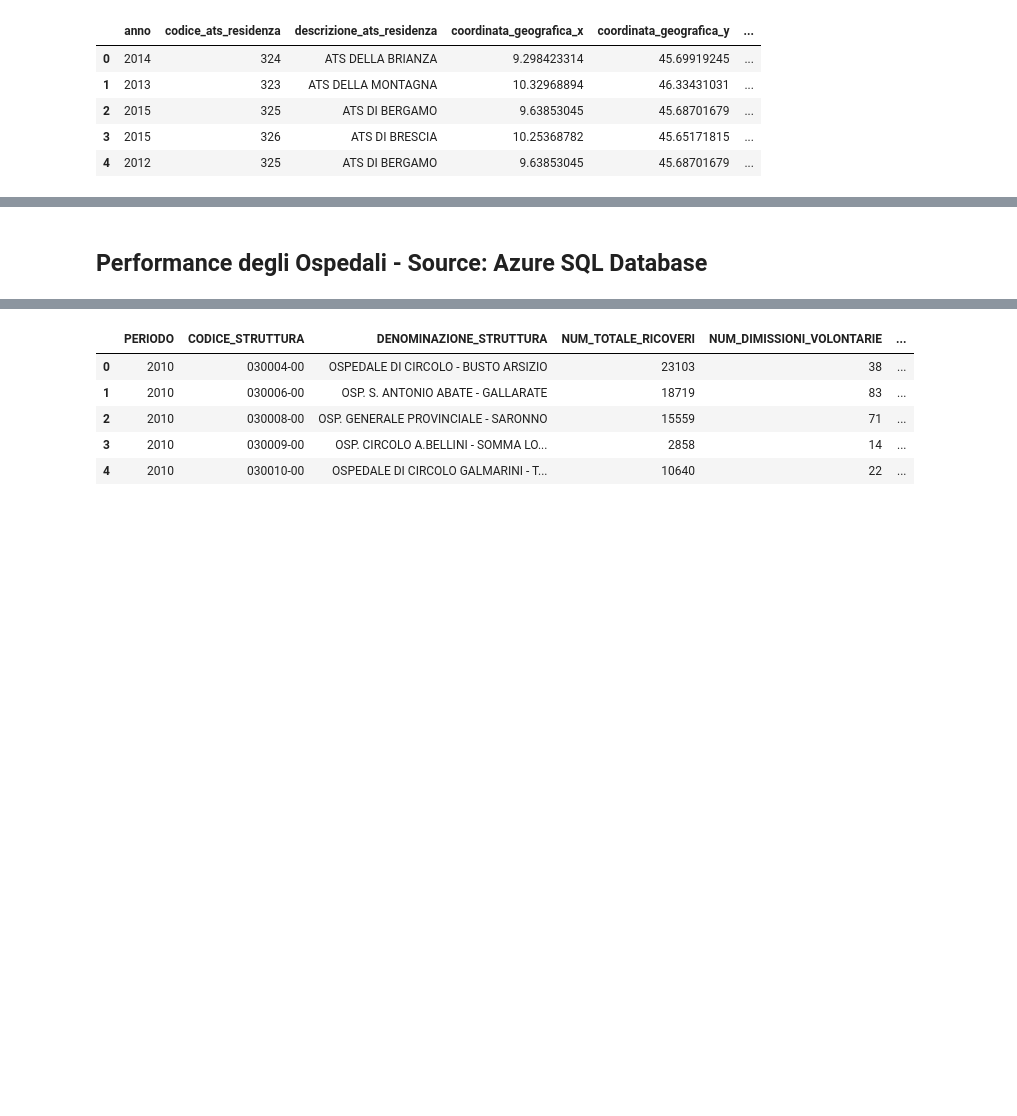
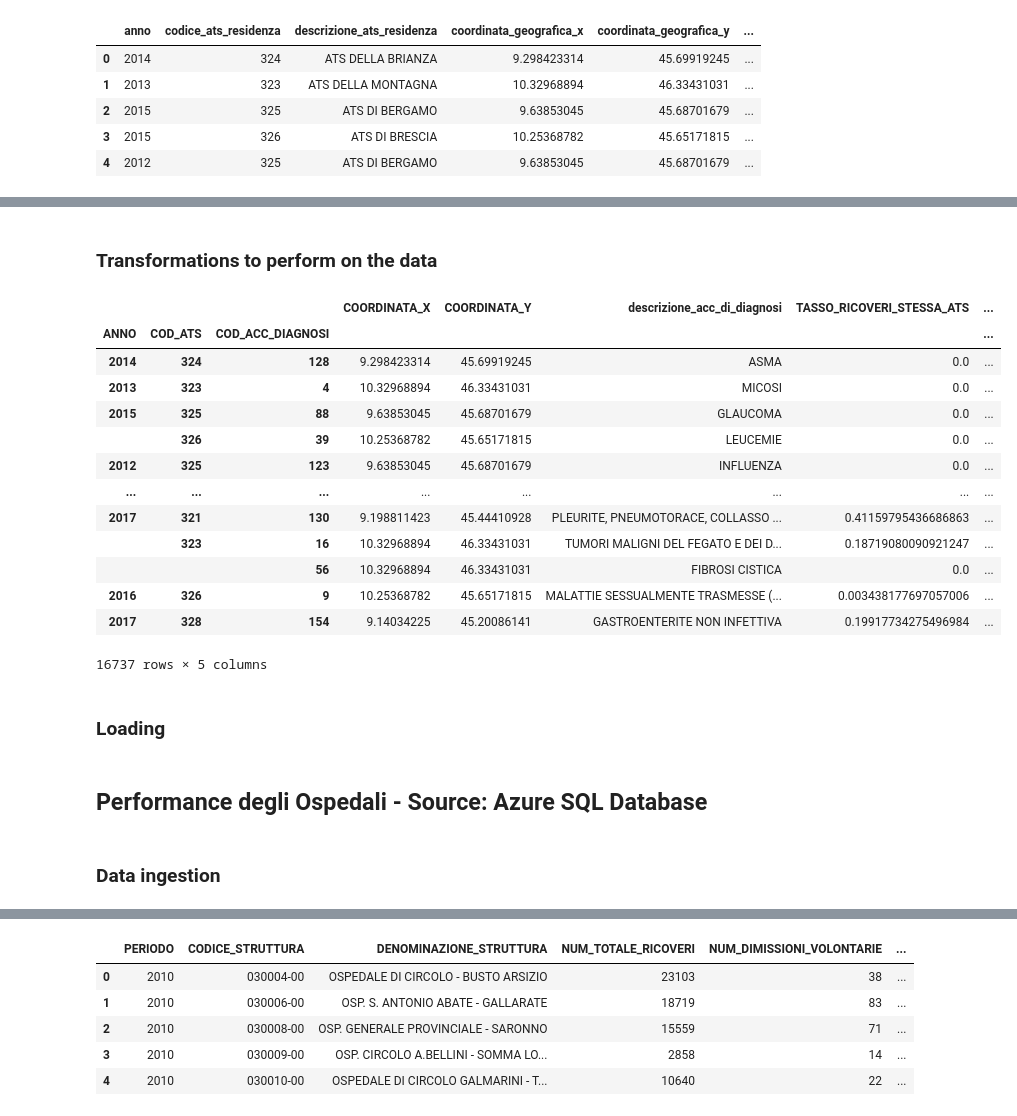
Before and after one commit to PythonBiellaGroup/ModernDataEngineering, a Jupyter notebook: Sanità_Lombardia.ipynb, the cells around one changed output, grey strips where cells are left out. Saved outputs shown, nothing was run; the diff lists cells and outputs as text; code cells hidden in the pictures; blank space fills up the shorter version.

```diff
--- a/Sanità_Lombardia.ipynb
+++ b/Sanità_Lombardia.ipynb
@@ -94,8 +101,8 @@ response.status_code
 # %% [output]
 200
 # %%
-df = pd.DataFrame(json.loads(response.content))
-df.head()
+df_georef_strutture = pd.DataFrame(json.loads(response.content))
+df_georef_strutture.head()
 # %% [output]
 |  | descrizione_struttura_di | ats_struttura | codice_struttura_di_ricovero | indirizzo | cap | localita | ... |
 | 0 | OSPEDALE UBOLDO - CERNUSCO S/NAVI... | 321 - ATS DELLA CITTA' METROPOLIT... | 030085-00 | VIA UBOLDO 21 | 20063 | CERNUSCO SUL NAVIGLIO | ... |
@@ -105,0 +165,9 @@ df.head()
+# %%
+def rename_columns(df):
+  df.rename(columns={'codice_struttura_di_ricovero': 'COD_STRUTTURA',
+                     'coordinata_geografica_x': 'COORDINATA_X',
+                     'coordinata_geografica_y' : 'COORDINATA_Y',
+                     'cod_ats': 'COD_ATS',
+                     'descr_ats': 'DESCR_ATS'
+                     },inplace=True)
+  return df
@@ -214,4 +606,4 @@ client.timeout = 60
 # The SoDaPy library converts this CSV object to a Python list of dictionaries
 results = client.get(data_set,limit=limit_rows)
 # Convert the list of dictionaries to a Pandas data frame
-df_hospital_assistance = pd.DataFrame.from_records(results)
+df_ats_assistance = pd.DataFrame.from_records(results)
@@ -227,3 +644,46 @@ df_hospital_assistance.head()
+# %% [markdown]
+### Transformations to perform on the data
+# %%
+def rename_columns(df):
+  df.rename(columns={'anno':'ANNO',
+                     'codice_ats_residenza': 'COD_ATS',
+                     'coordinata_geografica_x':'COORDINATA_X',
+                     'coordinata_geografica_y':'COORDINATA_Y',
+                     'codice_acc_di_diagnosi': 'COD_ACC_DIAGNOSI',
+                     'tasso_ricoveri_stessa_ats': 'TASSO_RICOVERI_STESSA_ATS',
+                     'tasso_ricoveri_altra_ats': 'TASSO_RICOVERI_ALTRA_ATS'},inplace=True)
+  return df
+#------------------------------------------------------------------------------------------------------------------------------------------
+def drop_columns(df):
+  df.drop(columns = ['descrizione_ats_residenza',
+                     'posizione_ats',
+                     ':@computed_region_ttgh_9sm5',
+                     ':@computed_region_6hky_swhk',
+                     ':@computed_region_af5v_nc64'
+                     ],inplace=True)
+  return df
+# %%
+rename_columns(df_ats_assistance)
+drop_columns(df_ats_assistance)
+# %% [output]
+|  |  |  | COORDINATA_X | COORDINATA_Y | descrizione_acc_di_diagnosi | TASSO_RICOVERI_STESSA_ATS | ... |
+| ANNO | COD_ATS | COD_ACC_DIAGNOSI |  |  |  |  | ... |
+| 2014 | 324 | 128 | 9.298423314 | 45.69919245 | ASMA | 0.0 | ... |
+| 2013 | 323 | 4 | 10.32968894 | 46.33431031 | MICOSI | 0.0 | ... |
+| 2015 | 325 | 88 | 9.63853045 | 45.68701679 | GLAUCOMA | 0.0 | ... |
+|  | 326 | 39 | 10.25368782 | 45.65171815 | LEUCEMIE | 0.0 | ... |
+| 2012 | 325 | 123 | 9.63853045 | 45.68701679 | INFLUENZA | 0.0 | ... |
+| ... | ... | ... | ... | ... | ... | ... | ... |
+| 2017 | 321 | 130 | 9.198811423 | 45.44410928 | PLEURITE, PNEUMOTORACE, COLLASSO ... | 0.41159795436686863 | ... |
+|  | 323 | 16 | 10.32968894 | 46.33431031 | TUMORI MALIGNI DEL FEGATO E DEI D... | 0.18719080090921247 | ... |
+|  |  | 56 | 10.32968894 | 46.33431031 | FIBROSI CISTICA | 0.0 | ... |
+| 2016 | 326 | 9 | 10.25368782 | 45.65171815 | MALATTIE SESSUALMENTE TRASMESSE (... | 0.003438177697057006 | ... |
+| 2017 | 328 | 154 | 9.14034225 | 45.20086141 | GASTROENTERITE NON INFETTIVA | 0.19917734275496984 | ... |
+16737 rows × 5 columns
+# %% [markdown]
+### Loading
 # %% [markdown]
 ## Performance degli Ospedali - Source: Azure SQL Database
+# %% [markdown]
+### Data ingestion
 # %%
```
Also changed, not shown: parts of 51 cells of this notebook, 4 other files.
